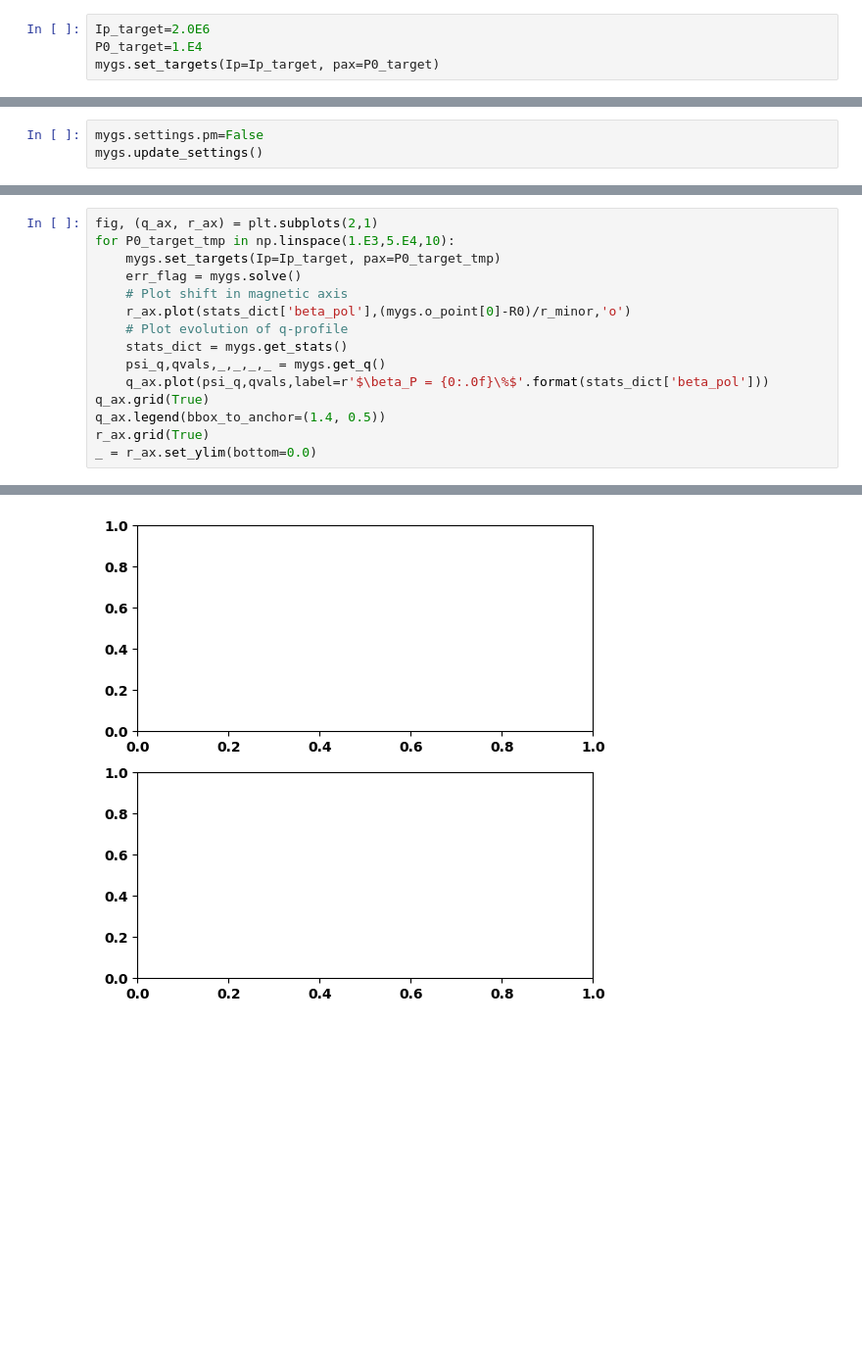
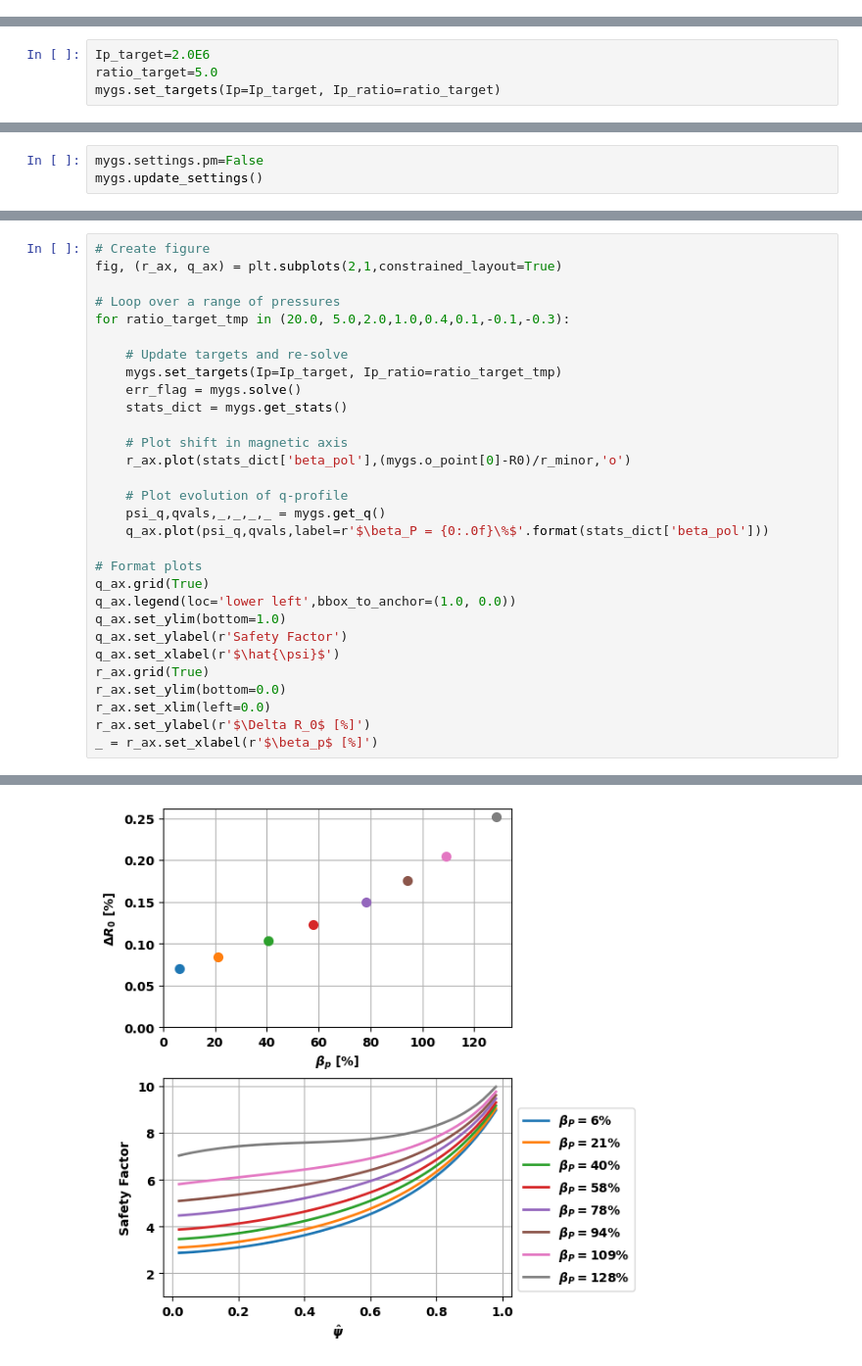
Before and after one commit to OpenFUSIONToolkit/OpenFUSIONToolkit-Tutorials, a Jupyter notebook: PPPL_SULI-2024/ex1-fixed_boundary.ipynb, the cells around one changed output, grey strips where cells are left out. Shown: that part at 98% size. Cells and saved outputs as stored; diff of their text form; blank space fills up the shorter version.

```diff
--- a/PPPL_SULI-2024/ex1-fixed_boundary.ipynb
+++ b/PPPL_SULI-2024/ex1-fixed_boundary.ipynb
@@ -202,6 +200,2 @@ For the Grad-Shafranov solve we define targets for the plasma current and the ra
-# %%
-Ip_target=2.0E6
-P0_target=1.E4
-mygs.set_targets(Ip=Ip_target, pax=P0_target)
 # %% [markdown]
 ### Define flux functions
@@ -227 +227,5 @@ mygs.set_profiles(ffp_prof=ffp_prof,pp_prof=pp_prof)
+# %%
+Ip_target=2.0E6
+ratio_target=5.0
+mygs.set_targets(Ip=Ip_target, Ip_ratio=ratio_target)
 # %% [markdown]
@@ -286,16 +308,31 @@ mygs.update_settings()
 # %%
-fig, (q_ax, r_ax) = plt.subplots(2,1)
-for P0_target_tmp in np.linspace(1.E3,5.E4,10):
-    mygs.set_targets(Ip=Ip_target, pax=P0_target_tmp)
+# Create figure
+fig, (r_ax, q_ax) = plt.subplots(2,1,constrained_layout=True)
+
+# Loop over a range of pressures
+for ratio_target_tmp in (20.0, 5.0,2.0,1.0,0.4,0.1,-0.1,-0.3):
+
+    # Update targets and re-solve
+    mygs.set_targets(Ip=Ip_target, Ip_ratio=ratio_target_tmp)
     err_flag = mygs.solve()
+    stats_dict = mygs.get_stats()
+
     # Plot shift in magnetic axis
     r_ax.plot(stats_dict['beta_pol'],(mygs.o_point[0]-R0)/r_minor,'o')
+
     # Plot evolution of q-profile
-    stats_dict = mygs.get_stats()
     psi_q,qvals,_,_,_,_ = mygs.get_q()
     q_ax.plot(psi_q,qvals,label=r'$\beta_P = {0:.0f}\%$'.format(stats_dict['beta_pol']))
+
+# Format plots
 q_ax.grid(True)
-q_ax.legend(bbox_to_anchor=(1.4, 0.5))
+q_ax.legend(loc='lower left',bbox_to_anchor=(1.0, 0.0))
+q_ax.set_ylim(bottom=1.0)
+q_ax.set_ylabel(r'Safety Factor')
+q_ax.set_xlabel(r'$\hat{\psi}$')
 r_ax.grid(True)
-_ = r_ax.set_ylim(bottom=0.0)
+r_ax.set_ylim(bottom=0.0)
+r_ax.set_xlim(left=0.0)
+r_ax.set_ylabel(r'$\Delta R_0$ [%]')
+_ = r_ax.set_xlabel(r'$\beta_p$ [%]')
 # %% [output]
@@ -303,2 +339,2 @@ NameError: name 'stats_dict' is not defined
-[figure, old version]
+[figure, new version]
 # %% [markdown]
```
Also changed, not shown: parts of 29 cells of this notebook.
